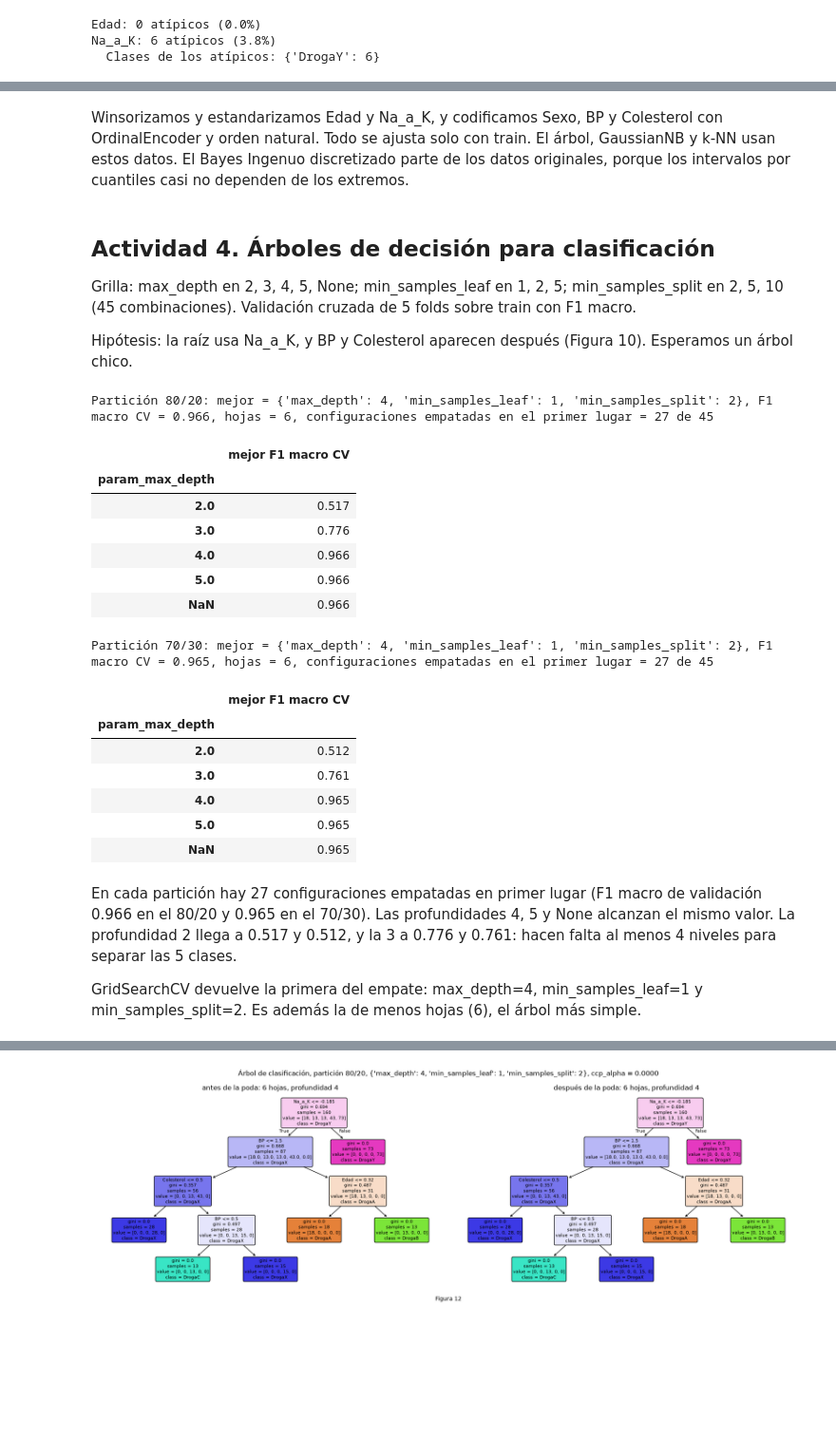
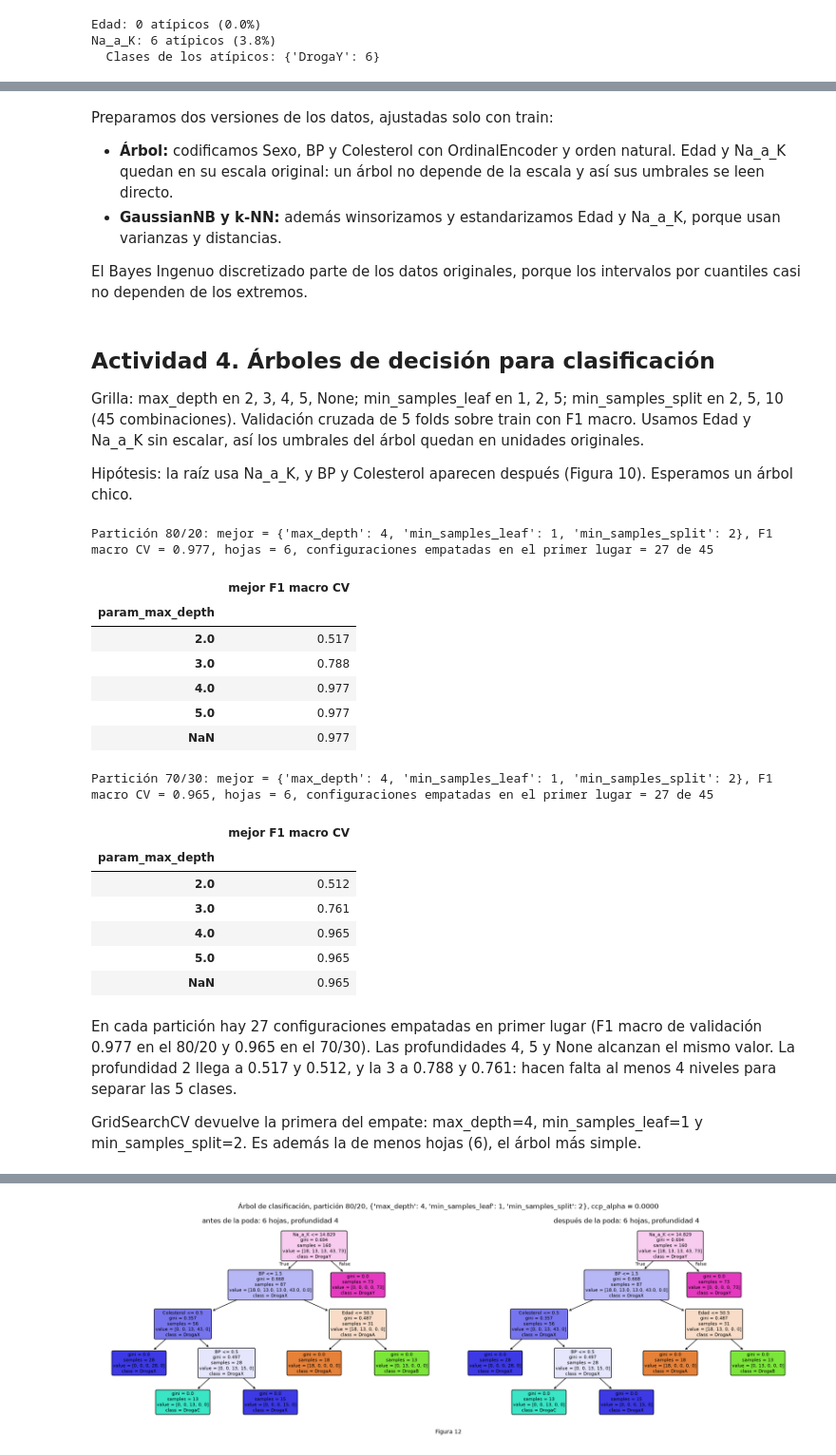
Before and after one commit to winttita/TP_MD_Frank_Winter, a Jupyter notebook: TP2/TP2_MD_Frank_Winter.ipynb, the cells around one changed output, grey strips where cells are left out. Shown at 95% size. Cells and saved outputs as stored; diff of their text form; code cells hidden in the pictures; blank space fills up the shorter version.

```diff
--- a/TP2/TP2_MD_Frank_Winter.ipynb
+++ b/TP2/TP2_MD_Frank_Winter.ipynb
@@ -629,5 +629,5 @@ Atípicos (train): Edad no tiene ninguno. Na_a_K tiene 6 (3.8%), todos de DrogaY
 # %%
-# Winsorizo Edad y Na_a_K, codifico con OrdinalEncoder y estandarizo, ajustando solo con train
+# Winsorizo Edad y Na_a_K, codifico con OrdinalEncoder y estandarizo, ajustando solo con train (para GaussianNB y k-NN)
 prep_B = ColumnTransformer([("cat", OrdinalEncoder(categories=categorias), cat_cols),
                             ("num", make_pipeline(Winsorizer(capping_method="iqr", tail="both", fold=1.5), StandardScaler()),
                              ["Edad", "Na_a_K"])],
@@ -635,7 +635,15 @@ prep_B = ColumnTransformer([("cat", OrdinalEncoder(categories=categorias), cat_c
 datos_B = {}
 for nombre, (Xtrn, Xtst, ytrn, ytst) in part_B.items():
     datos_B[nombre] = (prep_B.fit_transform(Xtrn), prep_B.transform(Xtst))   # fit solo con train
-datos_B["80/20"][0].head()
+display(datos_B["80/20"][0].head())
+
+# Para el árbol solo codifico Sexo, BP y Colesterol: Edad y Na_a_K quedan en su escala original
+prep_arbol = ColumnTransformer([("cat", OrdinalEncoder(categories=categorias), cat_cols)],
+                               remainder="passthrough", verbose_feature_names_out=False).set_output(transform="pandas")
+datos_arbol = {}
+for nombre, (Xtrn, Xtst, ytrn, ytst) in part_B.items():
+    datos_arbol[nombre] = (prep_arbol.fit_transform(Xtrn), prep_arbol.transform(Xtst))   # fit solo con train
+datos_arbol["80/20"][0].head()
 # %% [output]
 |  | Sexo | BP | Colesterol | Edad | Na_a_K |
 | 194 | 0.0 | 2.0 | 1.0 | 0.048965 | 2.377126 |
@@ -646,34 +660,39 @@ datos_B["80/20"][0].head()
 # %% [markdown]
-Winsorizamos y estandarizamos Edad y Na_a_K, y codificamos Sexo, BP y Colesterol con OrdinalEncoder y orden natural. Todo se ajusta solo con train. El árbol, GaussianNB y k-NN usan estos datos. El Bayes Ingenuo discretizado parte de los datos originales, porque los intervalos por cuantiles casi no dependen de los extremos.
+Preparamos dos versiones de los datos, ajustadas solo con train:
+
+- **Árbol:** codificamos Sexo, BP y Colesterol con OrdinalEncoder y orden natural. Edad y Na_a_K quedan en su escala original: un árbol no depende de la escala y así sus umbrales se leen directo.
+- **GaussianNB y k-NN:** además winsorizamos y estandarizamos Edad y Na_a_K, porque usan varianzas y distancias.
+
+El Bayes Ingenuo discretizado parte de los datos originales, porque los intervalos por cuantiles casi no dependen de los extremos.
 # %% [markdown]
 ## Actividad 4. Árboles de decisión para clasificación
 
-Grilla: max_depth en 2, 3, 4, 5, None; min_samples_leaf en 1, 2, 5; min_samples_split en 2, 5, 10 (45 combinaciones). Validación cruzada de 5 folds sobre train con F1 macro.
+Grilla: max_depth en 2, 3, 4, 5, None; min_samples_leaf en 1, 2, 5; min_samples_split en 2, 5, 10 (45 combinaciones). Validación cruzada de 5 folds sobre train con F1 macro. Usamos Edad y Na_a_K sin escalar, así los umbrales del árbol quedan en unidades originales.
 
 Hipótesis: la raíz usa Na_a_K, y BP y Colesterol aparecen después (Figura 10). Esperamos un árbol chico.
 # %%
-# Busco los hiperparámetros del árbol con GridSearchCV
+# Busco los hiperparámetros del árbol con GridSearchCV, con Edad y Na_a_K sin escalar
 param_grid_B = {"max_depth": [2, 3, 4, 5, None],
                 "min_samples_leaf": [1, 2, 5],
                 "min_samples_split": [2, 5, 10]}
 grid_arbol = {}
-for nombre, (Xtrn, Xtst) in datos_B.items():
+for nombre, (Xtrn, Xtst) in datos_arbol.items():
     ytrn = part_B[nombre][2]
     g = GridSearchCV(DecisionTreeClassifier(random_state=SEED), param_grid_B, cv=5, scoring="f1_macro").fit(Xtrn, ytrn)
     grid_arbol[nombre] = g
     results = pd.DataFrame(g.cv_results_)
     print(f"Partición {nombre}: mejor = {g.best_params_}, F1 macro CV = {g.best_score_:.3f}, hojas = {g.best_estimator_.get_n_leaves()}, "
           f"configuraciones empatadas en el primer lugar = {(results['rank_test_score'] == 1).sum()} de {len(results)}")
     display(results.groupby("param_max_depth", dropna=False)["mean_test_score"].max().rename("mejor F1 macro CV").round(3).to_frame())
 # %% [output]
-Partición 80/20: mejor = {'max_depth': 4, 'min_samples_leaf': 1, 'min_samples_split': 2}, F1 macro CV = 0.966, hojas = 6, configuraciones empatadas en el primer lugar = 27 de 45
+Partición 80/20: mejor = {'max_depth': 4, 'min_samples_leaf': 1, 'min_samples_split': 2}, F1 macro CV = 0.977, hojas = 6, configuraciones empatadas en el primer lugar = 27 de 45
 |  | mejor F1 macro CV |
 | param_max_depth |  |
 | 2.0 | 0.517 |
-| 3.0 | 0.776 |
-| 4.0 | 0.966 |
-| 5.0 | 0.966 |
-| NaN | 0.966 |
+| 3.0 | 0.788 |
+| 4.0 | 0.977 |
+| 5.0 | 0.977 |
+| NaN | 0.977 |
 Partición 70/30: mejor = {'max_depth': 4, 'min_samples_leaf': 1, 'min_samples_split': 2}, F1 macro CV = 0.965, hojas = 6, configuraciones empatadas en el primer lugar = 27 de 45
 |  | mejor F1 macro CV |
 | param_max_depth |  |
@@ -683,7 +702,7 @@ Partición 70/30: mejor = {'max_depth': 4, 'min_samples_leaf': 1, 'min_samples_s
 | 5.0 | 0.965 |
 | NaN | 0.965 |
 # %% [markdown]
-En cada partición hay 27 configuraciones empatadas en primer lugar (F1 macro de validación 0.966 en el 80/20 y 0.965 en el 70/30). Las profundidades 4, 5 y None alcanzan el mismo valor. La profundidad 2 llega a 0.517 y 0.512, y la 3 a 0.776 y 0.761: hacen falta al menos 4 niveles para separar las 5 clases.
+En cada partición hay 27 configuraciones empatadas en primer lugar (F1 macro de validación 0.977 en el 80/20 y 0.965 en el 70/30). Las profundidades 4, 5 y None alcanzan el mismo valor. La profundidad 2 llega a 0.517 y 0.512, y la 3 a 0.788 y 0.761: hacen falta al menos 4 niveles para separar las 5 clases.
 
 GridSearchCV devuelve la primera del empate: max_depth=4, min_samples_leaf=1 y min_samples_split=2. Es además la de menos hojas (6), el árbol más simple.
 # %%
```
Also changed, not shown: parts of 10 cells of this notebook.
